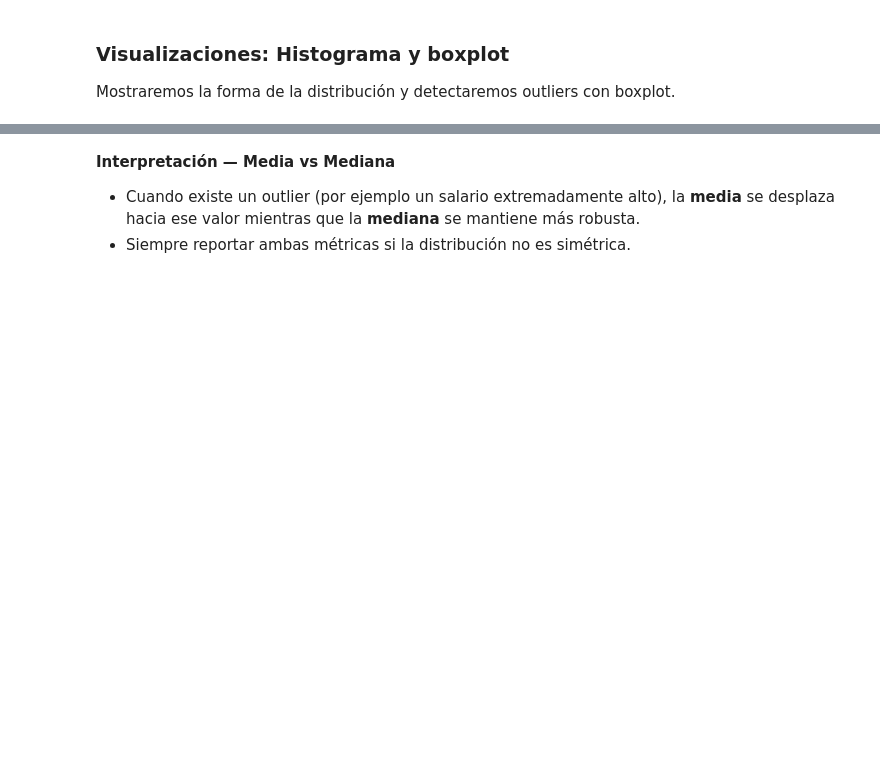
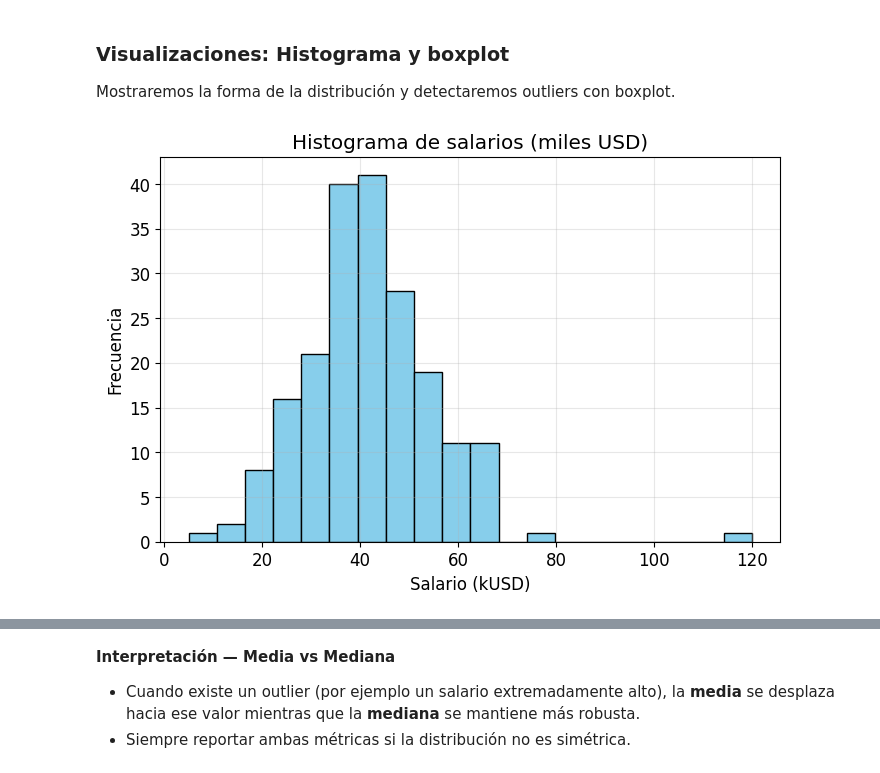
Before and after one commit to AlexEspinosa98/guayerd_class, a Jupyter notebook: clase_7/Clase7_Fundamentos_IA_Estadistica.ipynb, the cells around one changed output, grey strips where cells are left out. Cells and saved outputs as stored; diff of their text form; code cells hidden in the pictures; blank space fills up the shorter version.

```diff
--- a/clase_7/Clase7_Fundamentos_IA_Estadistica.ipynb
+++ b/clase_7/Clase7_Fundamentos_IA_Estadistica.ipynb
@@ -70,17 +206,90 @@ stats_sal, media, mediana, moda, varianza, desv_std, rango
 ### Visualizaciones: Histograma y boxplot
 Mostraremos la forma de la distribución y detectaremos outliers con boxplot.
 # %%
-# Histograma
-plt.figure()
-plt.hist(df_sal['salario_kusd'], bins=20)
+import matplotlib.pyplot as plt
+import seaborn as sns
+
+# ============================================
+# Visualización de la distribución de salarios
+# ============================================
+
+# ------------------------------------------------
+# 1️⃣ Histograma clásico con Matplotlib
+# ------------------------------------------------
+plt.figure(figsize=(8,5))
+plt.hist(df_sal['salario_kusd'], bins=20, color='skyblue', edgecolor='black')
 plt.title('Histograma de salarios (miles USD)')
+plt.xlabel('Salario (kUSD)')
+plt.ylabel('Frecuencia')
+plt.grid(alpha=0.3)
+plt.show()
+
+# Explicación:
+# - El histograma muestra cuántos empleados están dentro de cada rango de salario.
+# - Permite observar la forma de la distribución (simétrica, sesgada, multimodal, etc.).
+# - Los "bins" (intervalos) determinan el nivel de detalle del gráfico.
+
+
+# ------------------------------------------------
+# 2️⃣ Histograma con línea de densidad (Seaborn)
+# ------------------------------------------------
+plt.figure(figsize=(8,5))
+sns.histplot(df_sal['salario_kusd'], bins=20, kde=True, color='lightcoral')
+plt.title('Distribución de salarios con densidad (kUSD)')
 plt.xlabel('Salario (kUSD)')
 plt.ylabel('Frecuencia')
 plt.show()
 
-# Boxplot
-plt.figure()
-plt.boxplot(df_sal['salario_kusd'], vert=False)
+# Explicación:
+# - Seaborn agrega la curva de densidad (línea suave), útil para ver la tendencia general.
+# - Es una forma más elegante de visualizar distribuciones continuas.
+# - La curva KDE (Kernel Density Estimate) suaviza las frecuencias.
+
+
+# ------------------------------------------------
+# 3️⃣ Boxplot horizontal con Matplotlib
+# ------------------------------------------------
+plt.figure(figsize=(8,2))
+plt.boxplot(df_sal['salario_kusd'], vert=False, patch_artist=True,
+            boxprops=dict(facecolor='lightblue', color='navy'),
+            medianprops=dict(color='red', linewidth=2))
 plt.title('Boxplot de salarios')
 plt.xlabel('Salario (kUSD)')
 plt.show()
+
+# Explicación:
+# - El boxplot (diagrama de caja) muestra la mediana, los cuartiles y los valores atípicos (outliers).
+# - La línea roja indica la mediana.
+# - Los puntos fuera de los "bigotes" son valores atípicos (salarios inusualmente altos o bajos).
+
+
+# ------------------------------------------------
+# 4️⃣ Boxplot comparativo por nivel educativo (Seaborn)
+# ------------------------------------------------
+plt.figure(figsize=(8,5))
+sns.boxplot(x='nivel_educativo', y='salario_kusd', data=df_sal, palette='pastel')
+plt.title('Distribución de salarios por nivel educativo')
+plt.xlabel('Nivel educativo')
+plt.ylabel('Salario (kUSD)')
+plt.show()
+
+# Explicación:
+# - Permite comparar cómo varía la distribución del salario entre distintos niveles educativos.
+# - Se observan las medianas, la dispersión y la presencia de outliers en cada grupo.
+
+
+# ------------------------------------------------
+# 5️⃣ Violin plot (alternativa avanzada)
+# ------------------------------------------------
+plt.figure(figsize=(8,5))
+sns.violinplot(x='nivel_educativo', y='salario_kusd', data=df_sal, palette='muted')
+plt.title('Distribución de salarios por nivel educativo (Violin Plot)')
+plt.xlabel('Nivel educativo')
+plt.ylabel('Salario (kUSD)')
+plt.show()
+
+# Explicación:
+# - Combina las características del boxplot con la forma de la densidad.
+# - Muestra claramente si la distribución es simétrica o sesgada dentro de cada grupo.
+# %% [output]
+[figure, added]
```
Also changed, not shown: parts of 19 cells of this notebook.
